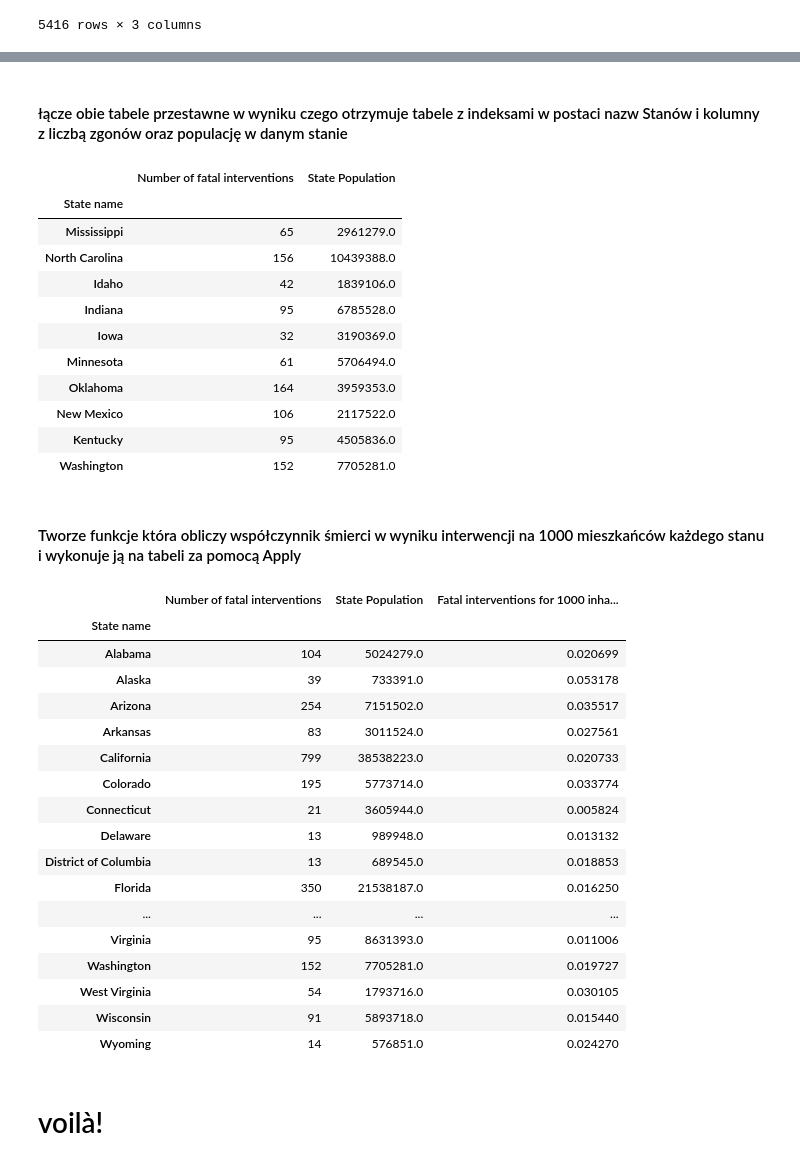
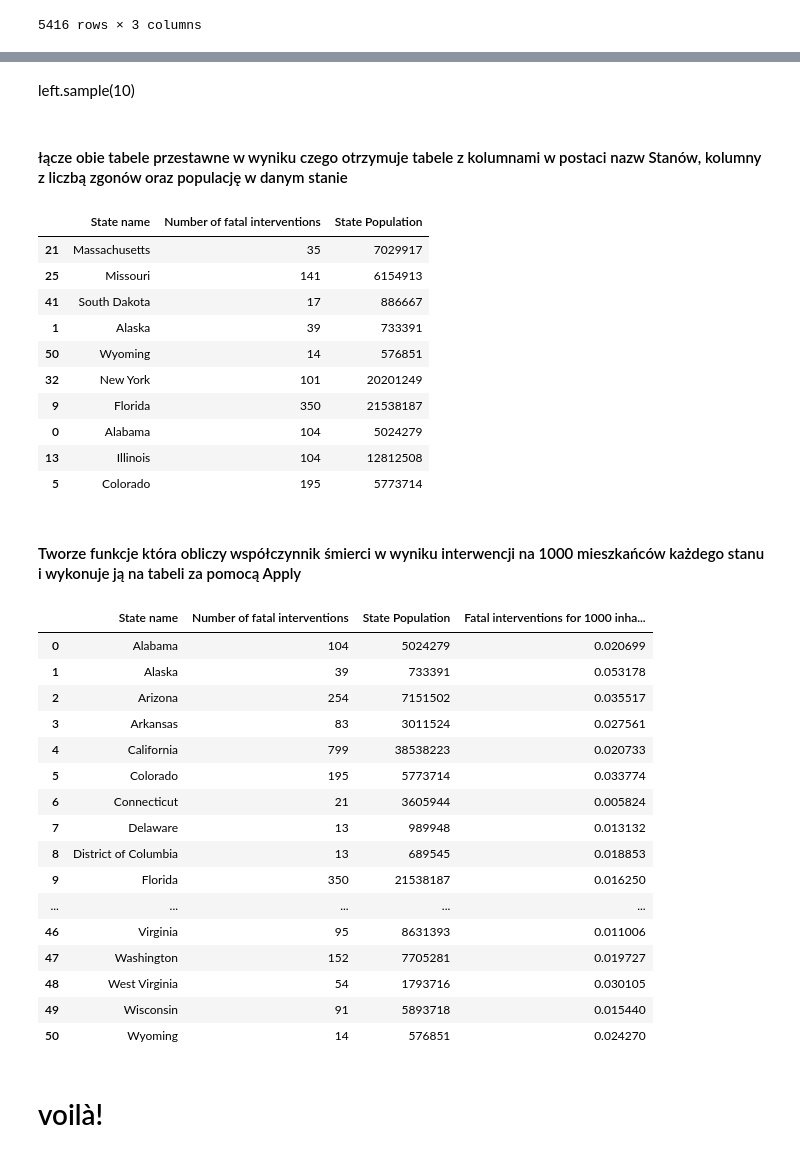
Before and after one commit to PiotrPieciak/Rozdzial-8_3-Zadanie, a Jupyter notebook: crime_rate.ipynb, the cells around one changed output, grey strips where cells are left out. Saved outputs shown, nothing was run; the diff lists cells and outputs as text; code cells hidden in the pictures.

```diff
--- a/crime_rate.ipynb
+++ b/crime_rate.ipynb
@@ -166,3 +164,5 @@ right = police_abbrev_population.pivot_table(index='State name',values=['State P
+# %%
+right = police_abbrev_population.drop_duplicates(subset='State name',keep='first').drop('state',axis=1)
 # %%
 right.sample(10)
 # %% [output]
@@ -200,21 +184,24 @@ left.sample(10)
+# %% [markdown]
+left.sample(10)
 # %% [markdown]
-#### łącze obie tabele przestawne w wyniku czego otrzymuje tabele z indeksami w postaci nazw Stanów i kolumny z liczbą zgonów oraz populację w danym stanie
+#### łącze obie tabele przestawne w wyniku czego otrzymuje tabele z kolumnami w postaci nazw Stanów, kolumny z liczbą zgonów oraz populację w danym stanie
 # %%
-final_result = pd.concat([left,right],axis = 1)
+#final_result = pd.concat([left,right],axis = 1)
+#final_result
+final_result = pd.merge(left,right,how='inner',on='State name')
 final_result.sample(10)
 # %% [output]
-|  | Number of fatal interventions | State Population |
-| State name |  |  |
-| Mississippi | 65 | 2961279.0 |
-| North Carolina | 156 | 10439388.0 |
-| Idaho | 42 | 1839106.0 |
-| Indiana | 95 | 6785528.0 |
-| Iowa | 32 | 3190369.0 |
-| Minnesota | 61 | 5706494.0 |
-| Oklahoma | 164 | 3959353.0 |
-| New Mexico | 106 | 2117522.0 |
-| Kentucky | 95 | 4505836.0 |
-| Washington | 152 | 7705281.0 |
+|  | State name | Number of fatal interventions | State Population |
+| 21 | Massachusetts | 35 | 7029917 |
+| 25 | Missouri | 141 | 6154913 |
+| 41 | South Dakota | 17 | 886667 |
+| 1 | Alaska | 39 | 733391 |
+| 50 | Wyoming | 14 | 576851 |
+| 32 | New York | 101 | 20201249 |
+| 9 | Florida | 350 | 21538187 |
+| 0 | Alabama | 104 | 5024279 |
+| 13 | Illinois | 104 | 12812508 |
+| 5 | Colorado | 195 | 5773714 |
 # %% [markdown]
 #### Tworze funkcje która obliczy współczynnik śmierci w wyniku interwencji na 1000 mieszkańców każdego stanu i wykonuje ją na tabeli za pomocą Apply
 # %%
@@ -225,23 +212,22 @@ def rate(row):
 final_result['Fatal interventions for 1000 inhabitants'] = final_result.apply(lambda row: rate(row),axis=1)
 final_result
 # %% [output]
-|  | Number of fatal interventions | State Population | Fatal interventions for 1000 inha... |
-| State name |  |  |  |
-| Alabama | 104 | 5024279.0 | 0.020699 |
-| Alaska | 39 | 733391.0 | 0.053178 |
-| Arizona | 254 | 7151502.0 | 0.035517 |
-| Arkansas | 83 | 3011524.0 | 0.027561 |
-| California | 799 | 38538223.0 | 0.020733 |
-| Colorado | 195 | 5773714.0 | 0.033774 |
-| Connecticut | 21 | 3605944.0 | 0.005824 |
-| Delaware | 13 | 989948.0 | 0.013132 |
-| District of Columbia | 13 | 689545.0 | 0.018853 |
-| Florida | 350 | 21538187.0 | 0.016250 |
-| ... | ... | ... | ... |
-| Virginia | 95 | 8631393.0 | 0.011006 |
-| Washington | 152 | 7705281.0 | 0.019727 |
-| West Virginia | 54 | 1793716.0 | 0.030105 |
-| Wisconsin | 91 | 5893718.0 | 0.015440 |
-| Wyoming | 14 | 576851.0 | 0.024270 |
+|  | State name | Number of fatal interventions | State Population | Fatal interventions for 1000 inha... |
+| 0 | Alabama | 104 | 5024279 | 0.020699 |
+| 1 | Alaska | 39 | 733391 | 0.053178 |
+| 2 | Arizona | 254 | 7151502 | 0.035517 |
+| 3 | Arkansas | 83 | 3011524 | 0.027561 |
+| 4 | California | 799 | 38538223 | 0.020733 |
+| 5 | Colorado | 195 | 5773714 | 0.033774 |
+| 6 | Connecticut | 21 | 3605944 | 0.005824 |
+| 7 | Delaware | 13 | 989948 | 0.013132 |
+| 8 | District of Columbia | 13 | 689545 | 0.018853 |
+| 9 | Florida | 350 | 21538187 | 0.016250 |
+| ... | ... | ... | ... | ... |
+| 46 | Virginia | 95 | 8631393 | 0.011006 |
+| 47 | Washington | 152 | 7705281 | 0.019727 |
+| 48 | West Virginia | 54 | 1793716 | 0.030105 |
+| 49 | Wisconsin | 91 | 5893718 | 0.015440 |
+| 50 | Wyoming | 14 | 576851 | 0.024270 |
 # %% [markdown]
 # voilà!
```
Also changed, not shown: parts of 5 cells of this notebook.
